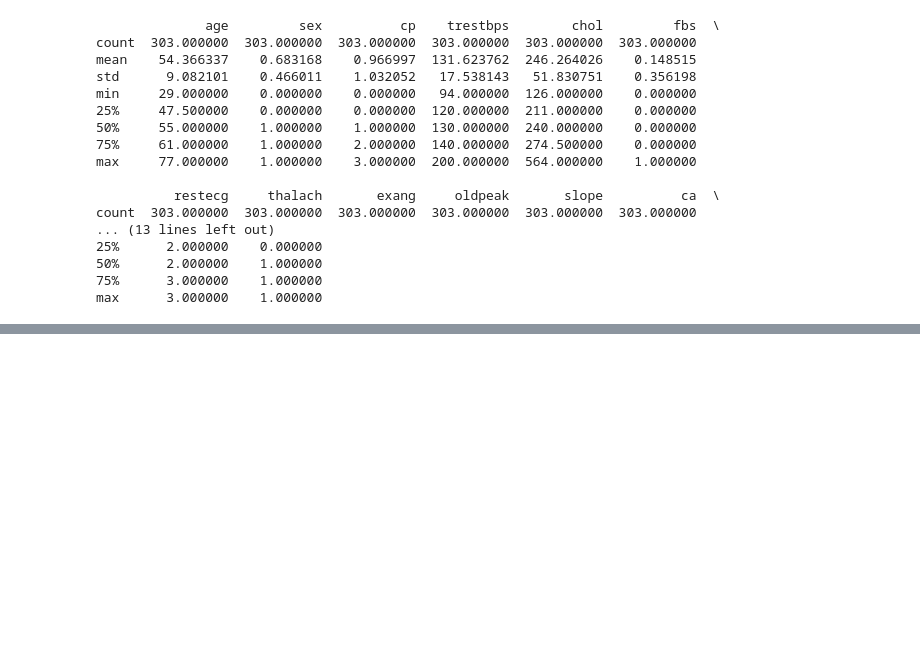
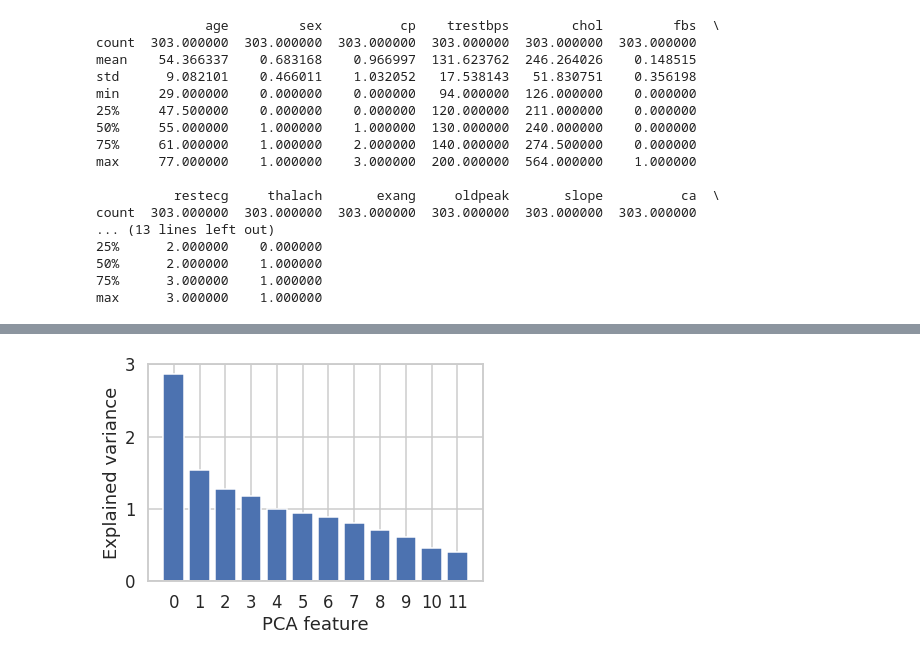
Before and after one commit to jgjarosz/Data-Scientist-Portfolio, a Jupyter notebook: heart-disease-uci.ipynb, the cells around one changed output, grey strips where cells are left out. Saved outputs shown, nothing was run; the diff lists cells and outputs as text; code cells hidden in the pictures; blank space fills up the shorter version.

```diff
--- a/heart-disease-uci.ipynb
+++ b/heart-disease-uci.ipynb
@@ -299,0 +110,37 @@ This model is decent but it might be possible to improve it. To tune it further
+# %%
+features = df.drop('target', axis=1)
+target = df['target']
+
+X_train, X_test, y_train, y_test = train_test_split(features,
+                                                    target,
+                                                    test_size=0.3,
+                                                    random_state=1,
+                                                    stratify=target)
+
+# Standardize the data prior to PCA
+scaler = StandardScaler()
+
+# Fit on training set only
+scaler.fit(X_train)
+
+# Transform train and test sets
+X_train_scaled = scaler.transform(X_train)
+X_test_scaled = scaler.transform(X_test)
+
+# Instantiate PCA instance that retains 95% of the variance
+pca = PCA(0.95)
+pca.fit(X_train_scaled)
+
+# Plot the PCA features and variances
+pca_features = range(pca.n_components_)
+
+sns.set_theme('talk')
+sns.set_style('whitegrid')
+
+plt.bar(pca_features, pca.explained_variance_)
+plt.xticks(pca_features)
+plt.ylabel('Explained variance')
+plt.xlabel('PCA feature')
+plt.show()
+# %% [output]
+[figure, added]
```
Also changed, not shown: parts of 25 cells of this notebook.
